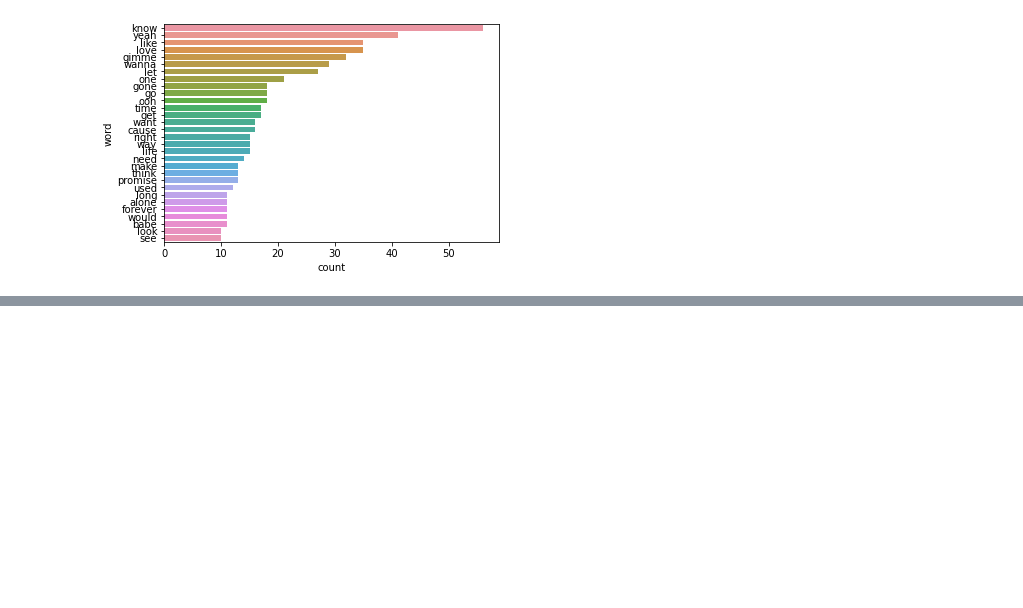
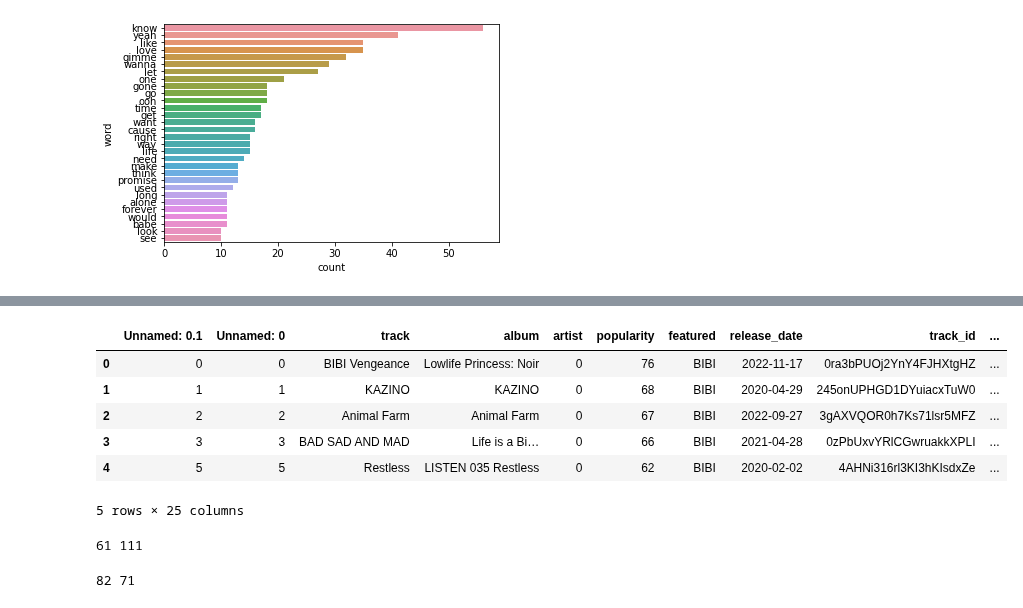
Before and after one commit to jeugenio103/Project-4, a Jupyter notebook: Lyric and Genre Data Collection/Lyric Generator/Lyric_Similarity_Analysis.ipynb, the cells around one changed output, grey strips where cells are left out. Cells and saved outputs as stored; diff of their text form; code cells hidden in the pictures; blank space fills up the shorter version.

```diff
--- a/Lyric and Genre Data Collection/Lyric Generator/Lyric_Similarity_Analysis.ipynb
+++ b/Lyric and Genre Data Collection/Lyric Generator/Lyric_Similarity_Analysis.ipynb
@@ -174,0 +212,13 @@ ValueError: Failed to convert a NumPy array to a Tensor (Unsupported object type
+# %%
+# Split lyrics by line
+# Remove extra words like [Artist:], [Verse], etc
+test1 = updated_df.iloc[0:5,:]
+test1.head()
+# %% [output]
+|  | Unnamed: 0.1 | Unnamed: 0 | track | album | artist | popularity | featured | release_date | track_id | ... |
+| 0 | 0 | 0 | BIBI Vengeance | Lowlife Princess: Noir | 0 | 76 | BIBI | 2022-11-17 | 0ra3bPUOj2YnY4FJHXtgHZ | ... |
+| 1 | 1 | 1 | KAZINO | KAZINO | 0 | 68 | BIBI | 2020-04-29 | 245onUPHGD1DYuiacxTuW0 | ... |
+| 2 | 2 | 2 | Animal Farm | Animal Farm | 0 | 67 | BIBI | 2022-09-27 | 3gAXVQOR0h7Ks71lsr5MFZ | ... |
+| 3 | 3 | 3 | BAD SAD AND MAD | Life is a Bi… | 0 | 66 | BIBI | 2021-04-28 | 0zPbUxvYRlCGwruakkXPLI | ... |
+| 4 | 5 | 5 | Restless | LISTEN 035 Restless | 0 | 62 | BIBI | 2020-02-02 | 4AHNi316rl3KI3hKIsdxZe | ... |
+5 rows × 25 columns
@@ -174,0 +232,33 @@ ValueError: Failed to convert a NumPy array to a Tensor (Unsupported object type
+# %%
+# if lyric row contains [], remove
+watdis=test1_explode.formatted_lyrics[4]
+watdis2 = test1_explode.formatted_lyrics[106]
+row_drop = []
+items_to_drop = ['\n', "[", "]"]
+
+letters = set(ascii_letters)
+
+for row in test1_explode['formatted_lyrics']:
+    if len(row) == 0:
+        row_drop.append(row)
+    elif (row in (letters) == False):
+        row_drop.append(row)
+    elif row == watdis or row == watdis2:
+        row_drop.append(row)
+    else:
+        for char in row:
+            if char in items_to_drop:
+                row_drop.append(row)
+                break
+
+test1_clean = test1_explode.loc[test1_explode['formatted_lyrics'].isin(row_drop) == False]
+#dup_test1.drop(row_drop, axis = 0, inplace=True)
+test1_clean.head(1)
+print(len(test1_clean), len(test1_explode))
+# %% [output]
+61 111
+# %%
+test1_clean2 = test1_clean[test1_clean['formatted_lyrics'].apply(lambda x : len(x))>0]
+print(len(test1_clean), len(test1_clean2))
+# %% [output]
+82 71
```
Also changed, not shown: parts of 31 cells of this notebook, 4 other files.
